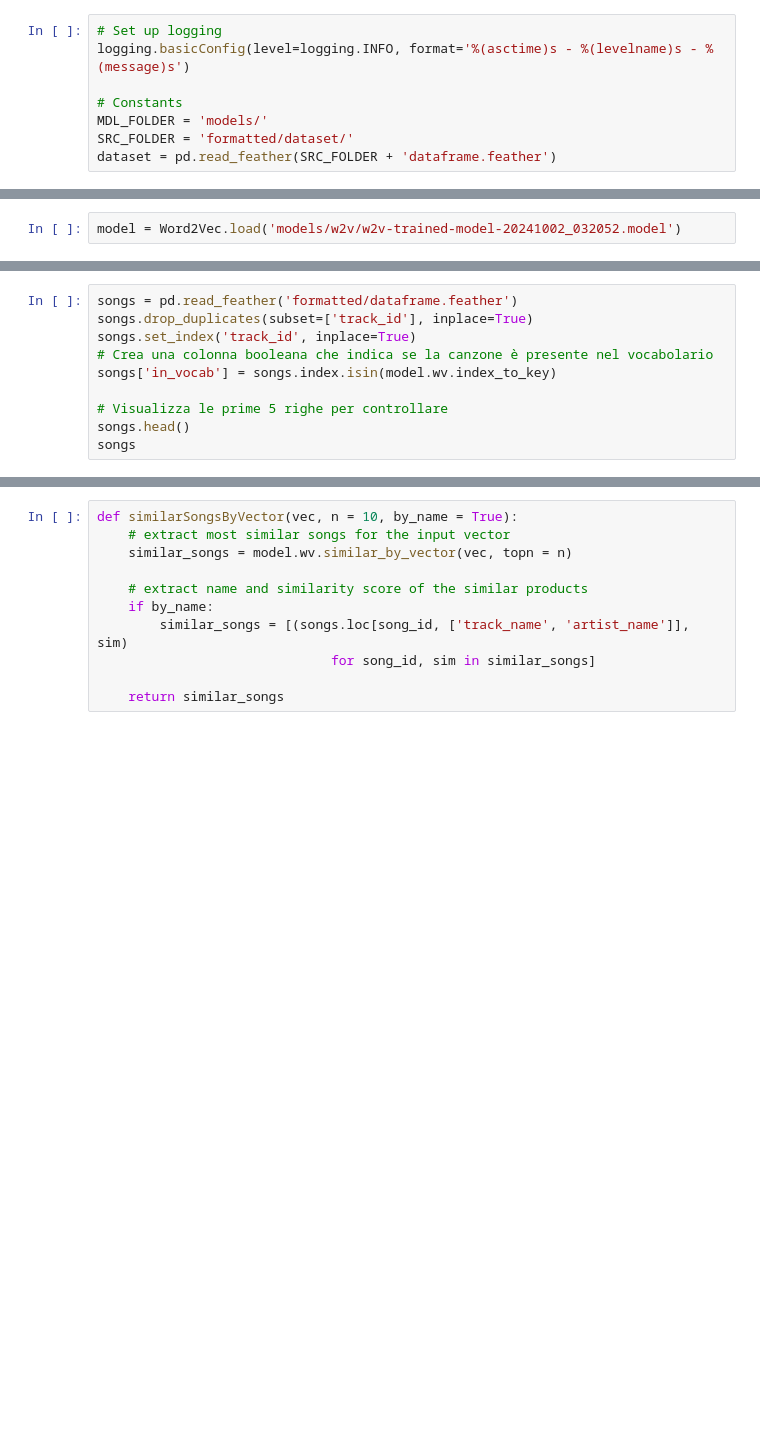
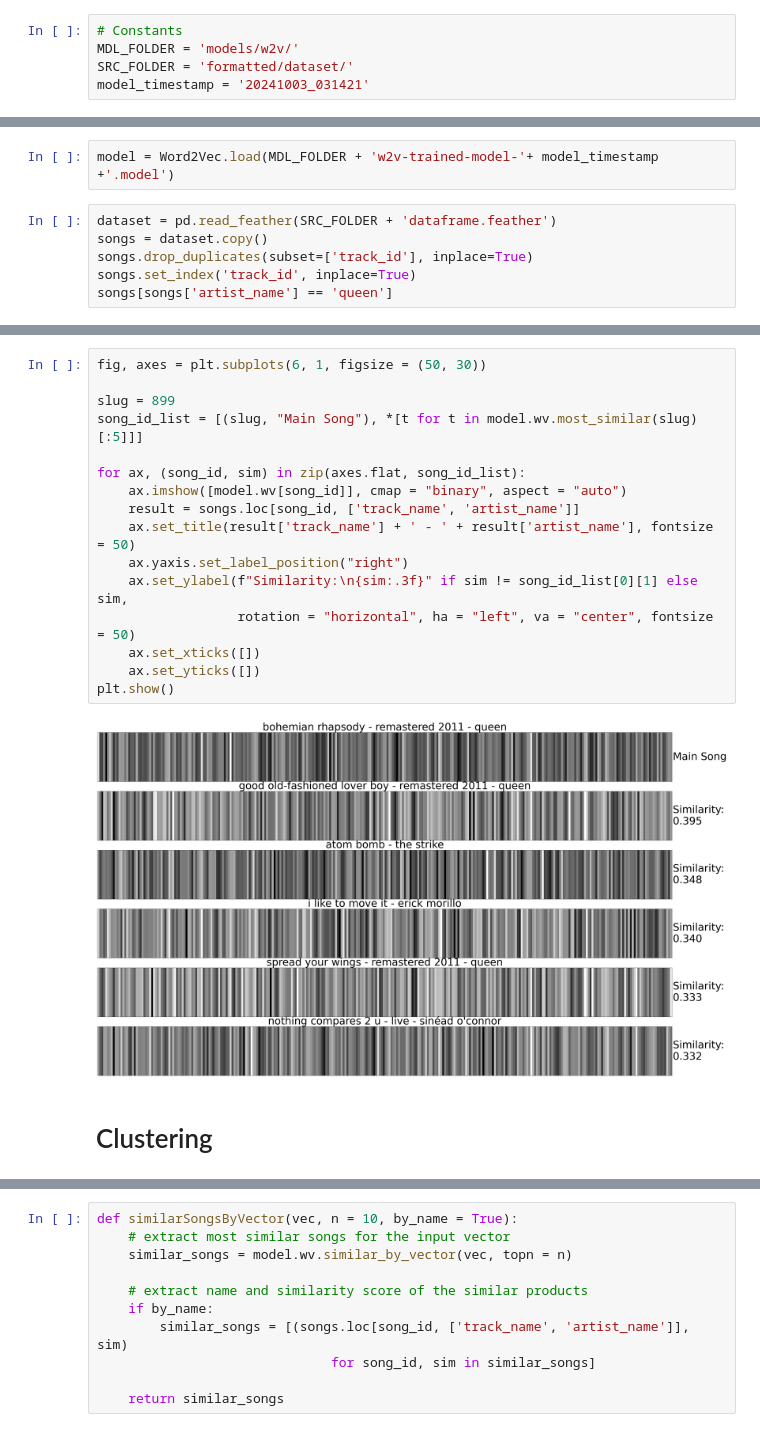
Before and after one commit to hermann0001/APC_ml, a Jupyter notebook: predict_w2v.ipynb, the cells around one changed output, grey strips where cells are left out. Drawn from its saved outputs; the diff is of its cells as text; blank space fills up the shorter version.

```diff
--- a/predict_w2v.ipynb
+++ b/predict_w2v.ipynb
@@ -14,8 +18,5 @@ from sklearn.preprocessing import LabelBinarizer
 # %%
-# Set up logging
-logging.basicConfig(level=logging.INFO, format='%(asctime)s - %(levelname)s - %(message)s')
-
 # Constants
-MDL_FOLDER = 'models/'
+MDL_FOLDER = 'models/w2v/'
 SRC_FOLDER = 'formatted/dataset/'
-dataset = pd.read_feather(SRC_FOLDER + 'dataframe.feather')
+model_timestamp = '20241003_031421'
@@ -109,2 +22,0 @@ def leave_one_out_evaluation(model, test_set, top_n):
-# %%
-model = Word2Vec.load('models/w2v/w2v-trained-model-20241002_032052.model')
@@ -118,10 +23,8 @@ model = Word2Vec.load('models/w2v/w2v-trained-model-20241002_032052.model')
+# %%
+model = Word2Vec.load(MDL_FOLDER + 'w2v-trained-model-'+ model_timestamp +'.model')
 # %%
-songs = pd.read_feather('formatted/dataframe.feather')
+dataset = pd.read_feather(SRC_FOLDER + 'dataframe.feather')
+songs = dataset.copy()
 songs.drop_duplicates(subset=['track_id'], inplace=True)
 songs.set_index('track_id', inplace=True)
-# Crea una colonna booleana che indica se la canzone è presente nel vocabolario
-songs['in_vocab'] = songs.index.isin(model.wv.index_to_key)
-
-# Visualizza le prime 5 righe per controllare
-songs.head()
-songs
+songs[songs['artist_name'] == 'queen']
@@ -142,0 +55,20 @@ songs
+# %%
+fig, axes = plt.subplots(6, 1, figsize = (50, 30))
+
+slug = 899
+song_id_list = [(slug, "Main Song"), *[t for t in model.wv.most_similar(slug)[:5]]]
+
+for ax, (song_id, sim) in zip(axes.flat, song_id_list):
+    ax.imshow([model.wv[song_id]], cmap = "binary", aspect = "auto")
+    result = songs.loc[song_id, ['track_name', 'artist_name']]
+    ax.set_title(result['track_name'] + ' - ' + result['artist_name'], fontsize = 50)
+    ax.yaxis.set_label_position("right")
+    ax.set_ylabel(f"Similarity:\n{sim:.3f}" if sim != song_id_list[0][1] else sim,
+                  rotation = "horizontal", ha = "left", va = "center", fontsize = 50)
+    ax.set_xticks([])
+    ax.set_yticks([])
+plt.show()
+# %% [output]
+[figure, added]
+# %% [markdown]
+# Clustering
```
Also changed, not shown: parts of 25 cells of this notebook, 10 other files.
